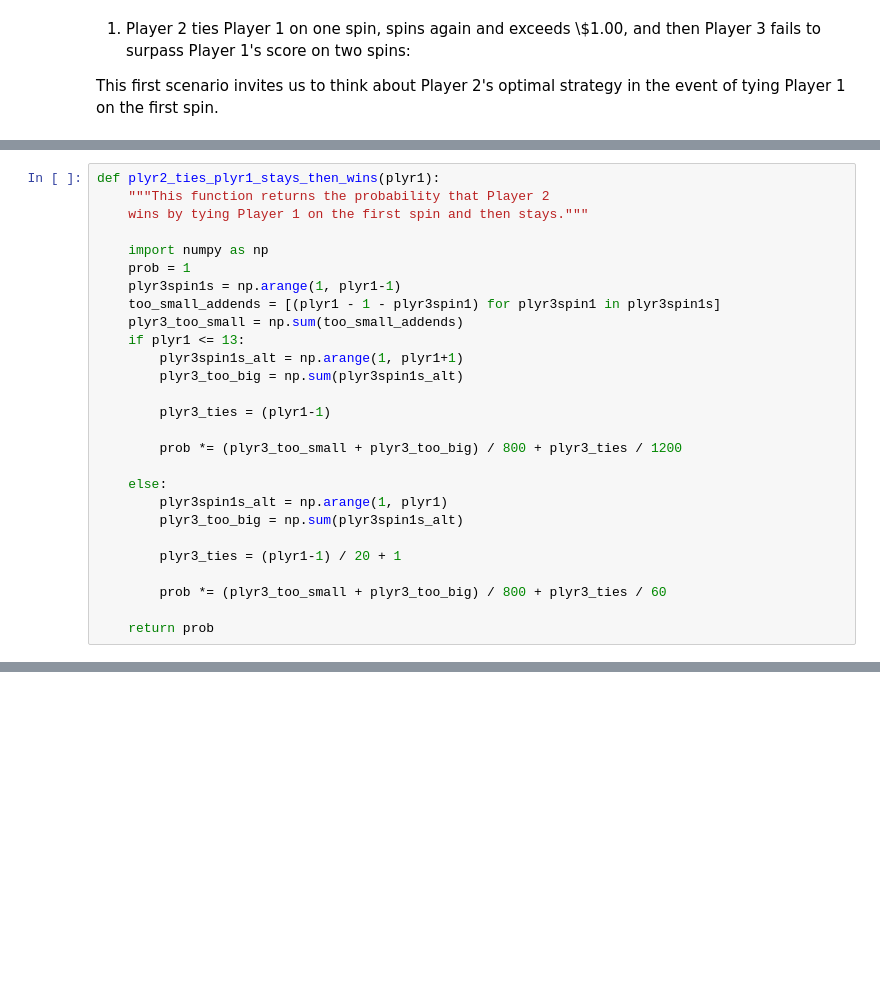
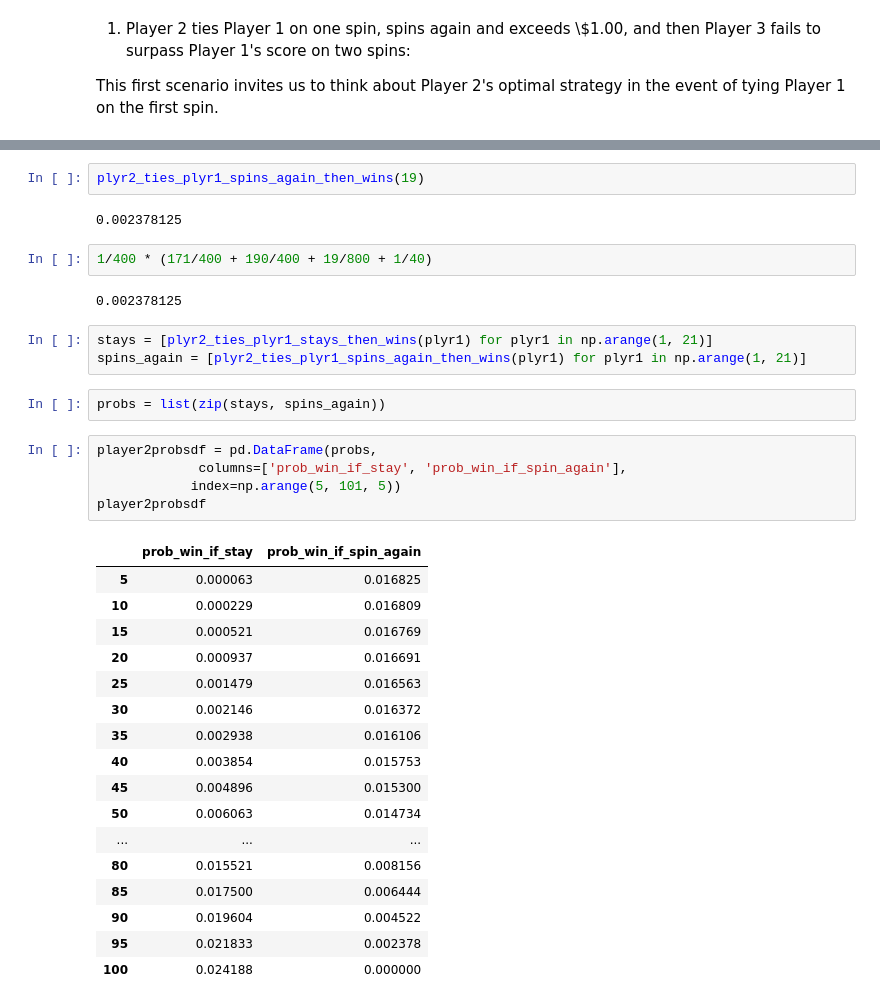
Before and after one commit to gadamico/game_show_stats, a Jupyter notebook: tpir_showcase_showdown/analysis.ipynb, the cells around one changed output, grey strips where cells are left out. Cells and saved outputs as stored; diff of their text form; blank space fills up the shorter version.

```diff
--- a/tpir_showcase_showdown/analysis.ipynb
+++ b/tpir_showcase_showdown/analysis.ipynb
@@ -701,33 +702,6 @@ where:
 - P3S1 is the value of Player 3's first spin
 
 This formula takes into account Player 3's optimal strategy of spinning again when tying Players 1 and 2 on a score of \\$0.65 or less and otherwise staying put.
-# %%
-def plyr2_ties_plyr1_stays_then_wins(plyr1):
-    """This function returns the probability that Player 2
-    wins by tying Player 1 on the first spin and then stays."""
-
-    import numpy as np
-    prob = 1
-    plyr3spin1s = np.arange(1, plyr1-1)
-    too_small_addends = [(plyr1 - 1 - plyr3spin1) for plyr3spin1 in plyr3spin1s]
-    plyr3_too_small = np.sum(too_small_addends)
-    if plyr1 <= 13:
-        plyr3spin1s_alt = np.arange(1, plyr1+1)
-        plyr3_too_big = np.sum(plyr3spin1s_alt)
-
-        plyr3_ties = (plyr1-1)
-
-        prob *= (plyr3_too_small + plyr3_too_big) / 800 + plyr3_ties / 1200
-
-    else:
-        plyr3spin1s_alt = np.arange(1, plyr1)
-        plyr3_too_big = np.sum(plyr3spin1s_alt)
-
-        plyr3_ties = (plyr1-1) / 20 + 1
-
-        prob *= (plyr3_too_small + plyr3_too_big) / 800 + plyr3_ties / 60
-
-    return prob
 # %%
 plyr2_ties_plyr1_stays_then_wins(20)
 # %% [output]
@@ -738,0 +728,36 @@ plyr2_ties_plyr1_stays_then_wins(10)
+# %%
+plyr2_ties_plyr1_spins_again_then_wins(19)
+# %% [output]
+0.002378125
+# %%
+1/400 * (171/400 + 190/400 + 19/800 + 1/40)
+# %% [output]
+0.002378125
+# %%
+stays = [plyr2_ties_plyr1_stays_then_wins(plyr1) for plyr1 in np.arange(1, 21)]
+spins_again = [plyr2_ties_plyr1_spins_again_then_wins(plyr1) for plyr1 in np.arange(1, 21)]
+# %%
+probs = list(zip(stays, spins_again))
+# %%
+player2probsdf = pd.DataFrame(probs,
+             columns=['prob_win_if_stay', 'prob_win_if_spin_again'],
+            index=np.arange(5, 101, 5))
+player2probsdf
+# %% [output]
+|  | prob_win_if_stay | prob_win_if_spin_again |
+| 5 | 0.000063 | 0.016825 |
+| 10 | 0.000229 | 0.016809 |
+| 15 | 0.000521 | 0.016769 |
+| 20 | 0.000937 | 0.016691 |
+| 25 | 0.001479 | 0.016563 |
+| 30 | 0.002146 | 0.016372 |
+| 35 | 0.002938 | 0.016106 |
+| 40 | 0.003854 | 0.015753 |
+| 45 | 0.004896 | 0.015300 |
+| 50 | 0.006063 | 0.014734 |
+| ... | ... | ... |
+| 80 | 0.015521 | 0.008156 |
+| 85 | 0.017500 | 0.006444 |
+| 90 | 0.019604 | 0.004522 |
+| 95 | 0.021833 | 0.002378 |
+| 100 | 0.024188 | 0.000000 |
```
Also changed, not shown: parts of 8 cells of this notebook, 1 other file.
